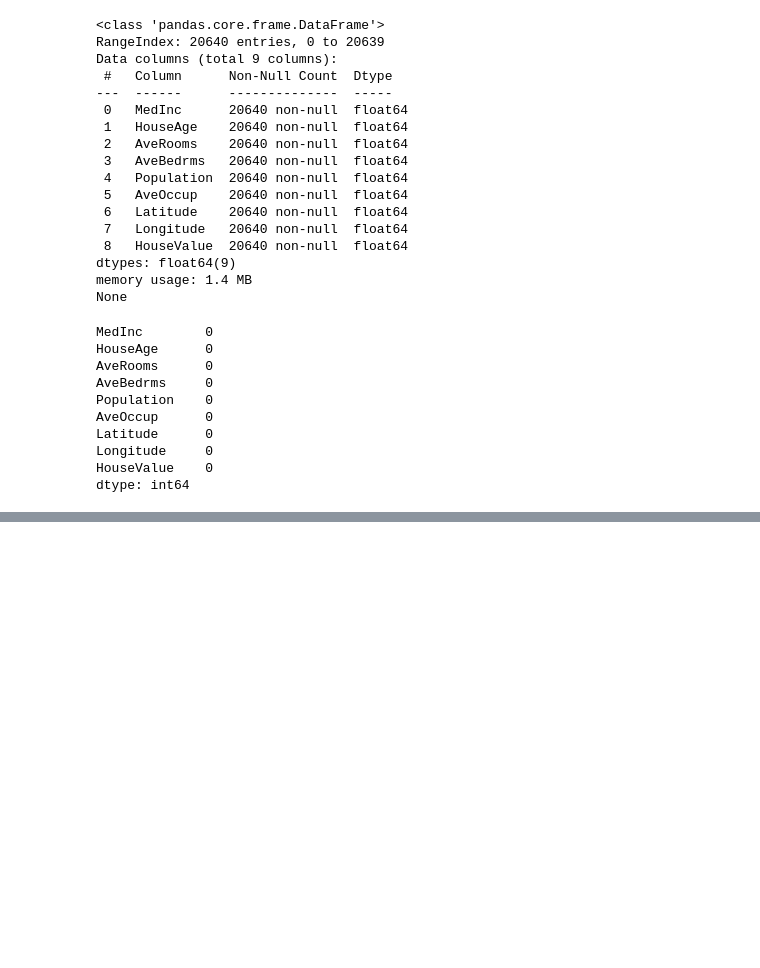
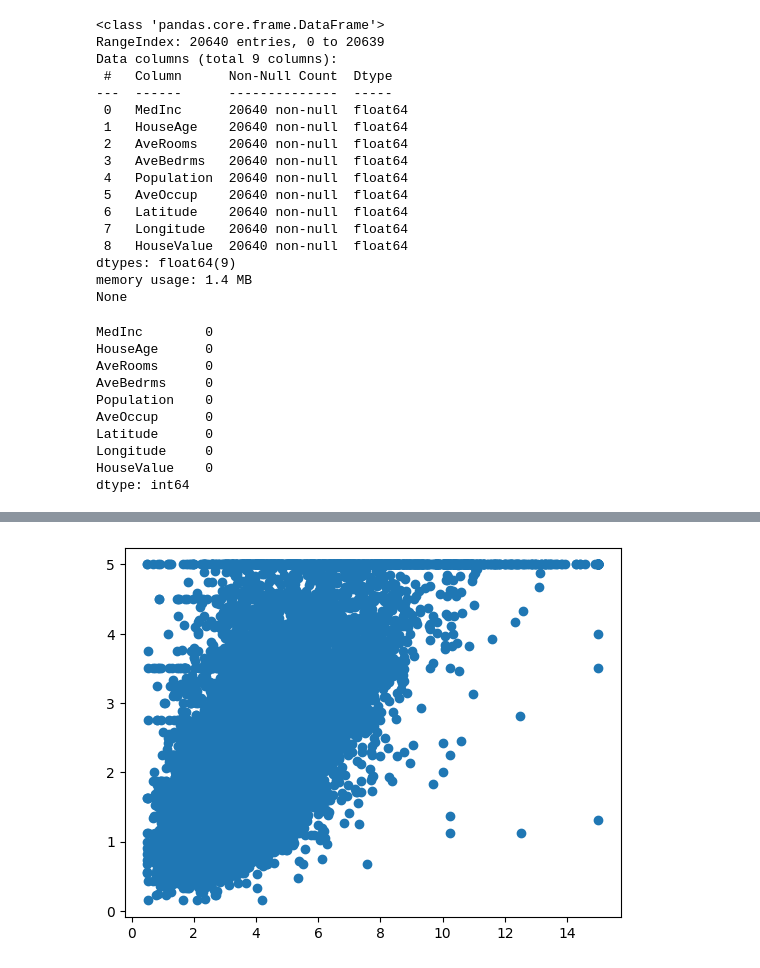
Before and after one commit to akshay-rajan/machinelearning, a Jupyter notebook: project1/housepriceprediction.ipynb, the cells around one changed output, grey strips where cells are left out. Drawn from its saved outputs; the diff is of its cells as text; code cells hidden in the pictures; blank space fills up the shorter version.

```diff
--- a/project1/housepriceprediction.ipynb
+++ b/project1/housepriceprediction.ipynb
@@ -97,0 +120,5 @@ plt.tight_layout()
+# %%
+plt.scatter(data["MedInc"], data["HouseValue"])
+plt.show()
+# %% [output]
+[figure, added]
```
Also changed, not shown: parts of 11 cells of this notebook.
